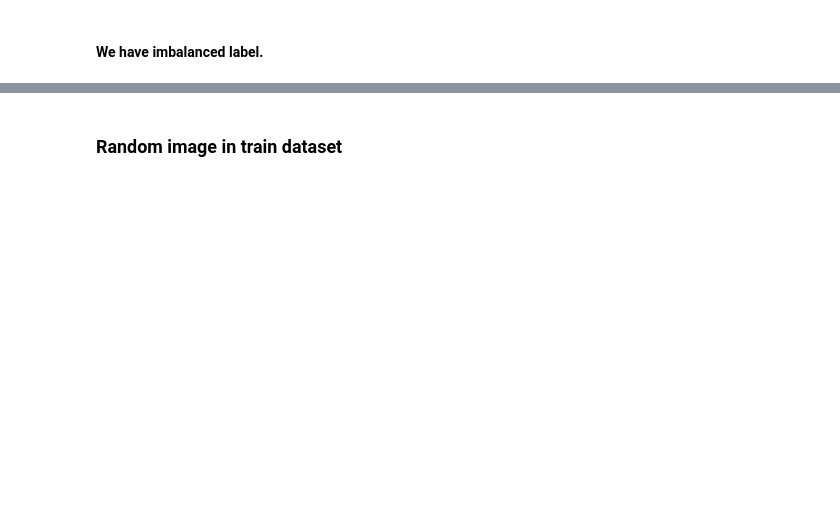
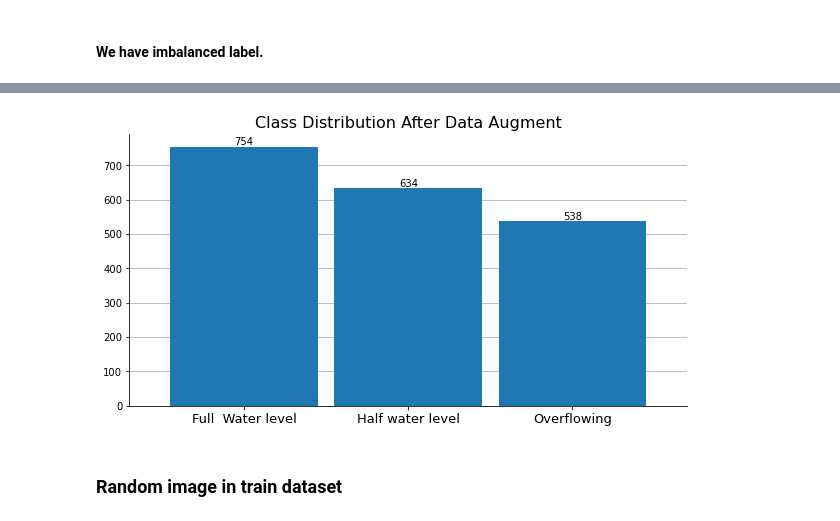
Before and after one commit to emirhansilsupur/water-bottle-image-classification, a Jupyter notebook: water_bottle_clf.ipynb, the cells around one changed output, grey strips where cells are left out. Drawn from its saved outputs; the diff is of its cells as text; code cells hidden in the pictures; blank space fills up the shorter version.

```diff
--- a/water_bottle_clf.ipynb
+++ b/water_bottle_clf.ipynb
@@ -173,0 +107,27 @@ test_transform = transforms.Compose([
+# %%
+image_list = []
+
+for dirpath, dirnames, filenames in os.walk(data_path):
+    for filename in filenames:
+        if filename.endswith(".jpeg") or filename.endswith(".jpg"):
+            image_list.append({"path": dirpath+os.sep+filename, "classes": os.path.basename(dirpath)})
+
+df_ = pd.DataFrame(image_list)
+# %%
+fig, ax = plt.subplots(figsize=(10, 5))
+counts = df_.classes.value_counts()
+counts.plot.bar(width=0.9, rot=0, ax=ax)
+
+ax.spines["top"].set_visible(False)
+ax.spines["right"].set_visible(False)
+ax.grid(which="both", axis="y")
+ax.set_axisbelow(True)
+
+ax.set_title("Class Distribution After Data Augment", fontsize=16)
+ax.tick_params(axis="x", labelsize=13)
+for pos, value in enumerate(counts):
+    ax.text(pos, value + 5, f"{value}", ha="center")
+# %% [output]
+[figure, added]
+# %% [markdown]
+### Random image in train dataset
@@ -177,7 +140,5 @@ test_data_transformed = CustomImageFolder(test_df, transform=test_transform)
 # %%
 class_names=train_data_transformed.classes
-# %% [markdown]
-### Random image in train dataset
 # %%
 def visualize_random_images(data, classes, num_images=3):
     random_samples_idx = random.sample(range(len(data)), k=num_images)
```
Also changed, not shown: parts of 59 cells of this notebook.
